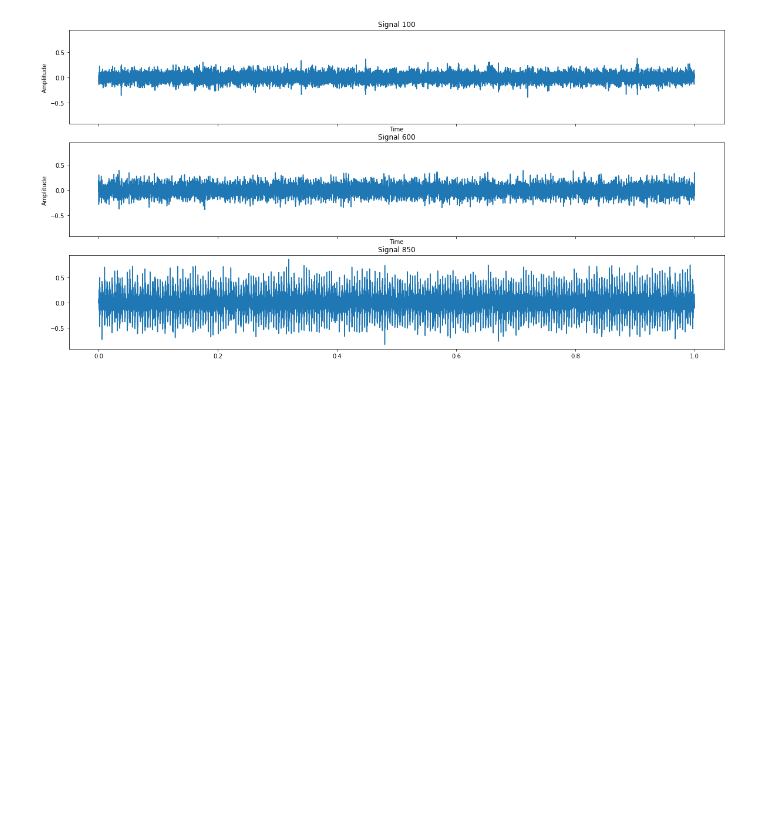
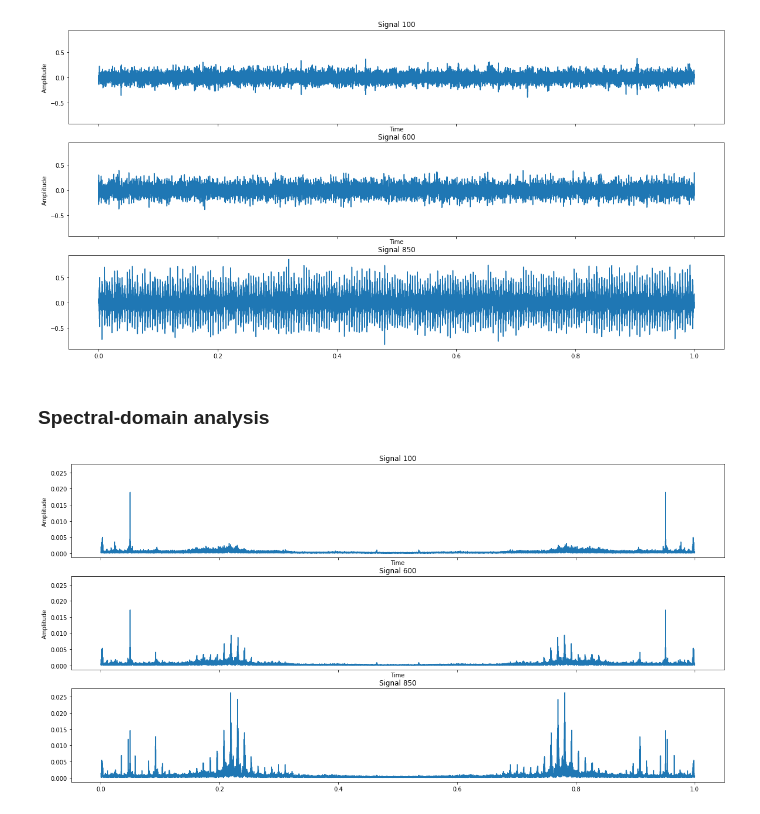
Before and after one commit to Remyb98/5I-SI4, a Jupyter notebook: TP5/5I-SI4 TP5 Rapport BARBERET BUCZKO CHARDON CORRADI COURCELLE .ipynb, the cells around one changed output. Drawn from its saved outputs; the diff is of its cells as text; code cells hidden in the pictures; blank space fills up the shorter version.

```diff
--- a/TP5/5I-SI4 TP5 Rapport BARBERET BUCZKO CHARDON CORRADI COURCELLE .ipynb
+++ b/TP5/5I-SI4 TP5 Rapport BARBERET BUCZKO CHARDON CORRADI COURCELLE .ipynb
@@ -54,8 +62,32 @@ axs[2].plot(np.linspace(0, 1, len(first)), third[:, 0])
 axs[0].set_title("Signal 100")
 axs[1].set_title("Signal 600")
 axs[2].set_title("Signal 850")
-for i in range(0, 2):
+for i in range(3):
     axs[i].set_xlabel("Time")
     axs[i].set_ylabel("Amplitude")
 # %% [output]
 [figure]
+# %% [markdown]
+### Spectral-domain analysis
+# %%
+signals = [
+    first[:, 0],
+    second[:, 0],
+    third[:, 0]
+]
+
+fig, axs = plt.subplots(3, sharex=True, sharey=True, figsize=(20, 10))
+for i, signal in enumerate(signals):
+    fft = np.fft.fft(signal)
+    samples = len(signal)
+    magnitude = np.sqrt(fft.real ** 2 + fft.imag ** 2)
+    axs[i].plot(np.linspace(0, 1, samples), abs(magnitude) / samples)
+
+axs[0].set_title("Signal 100")
+axs[1].set_title("Signal 600")
+axs[2].set_title("Signal 850")
+for i in range(3):
+    axs[i].set_xlabel("Time")
+    axs[i].set_ylabel("Amplitude")
+# %% [output]
+[figure, added]
```
Also changed, not shown: parts of 7 cells of this notebook.
